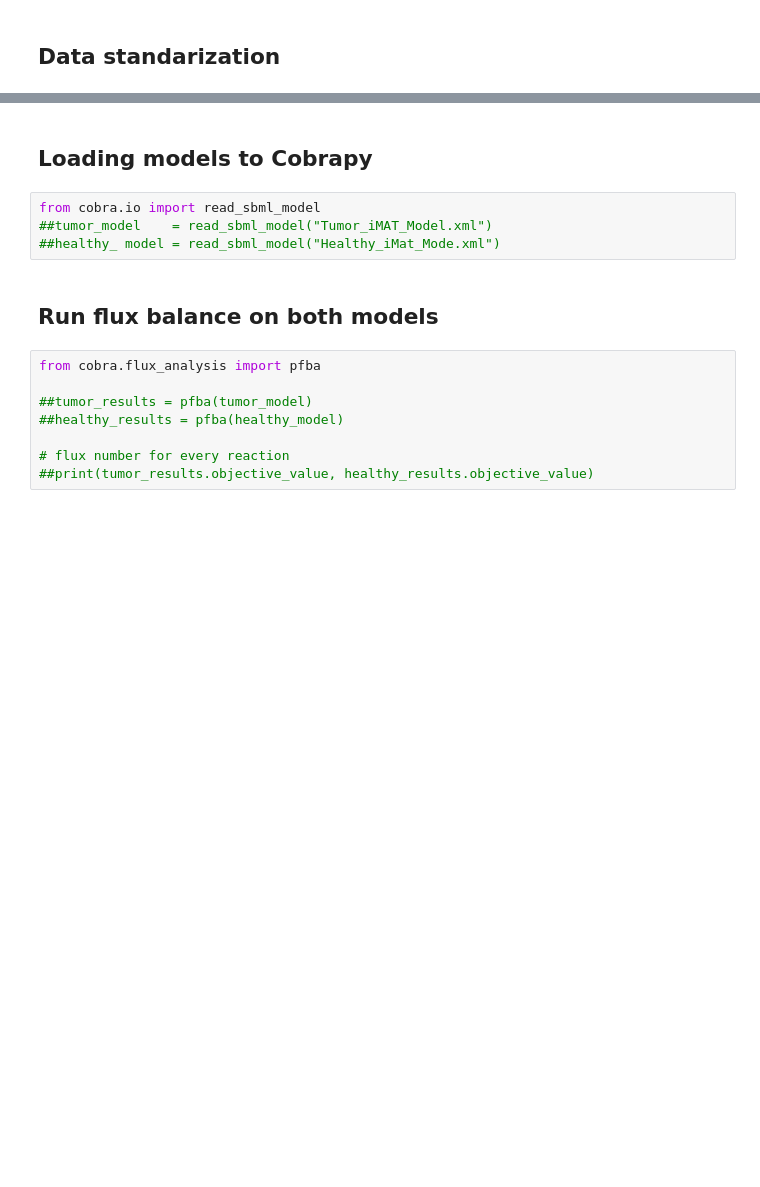
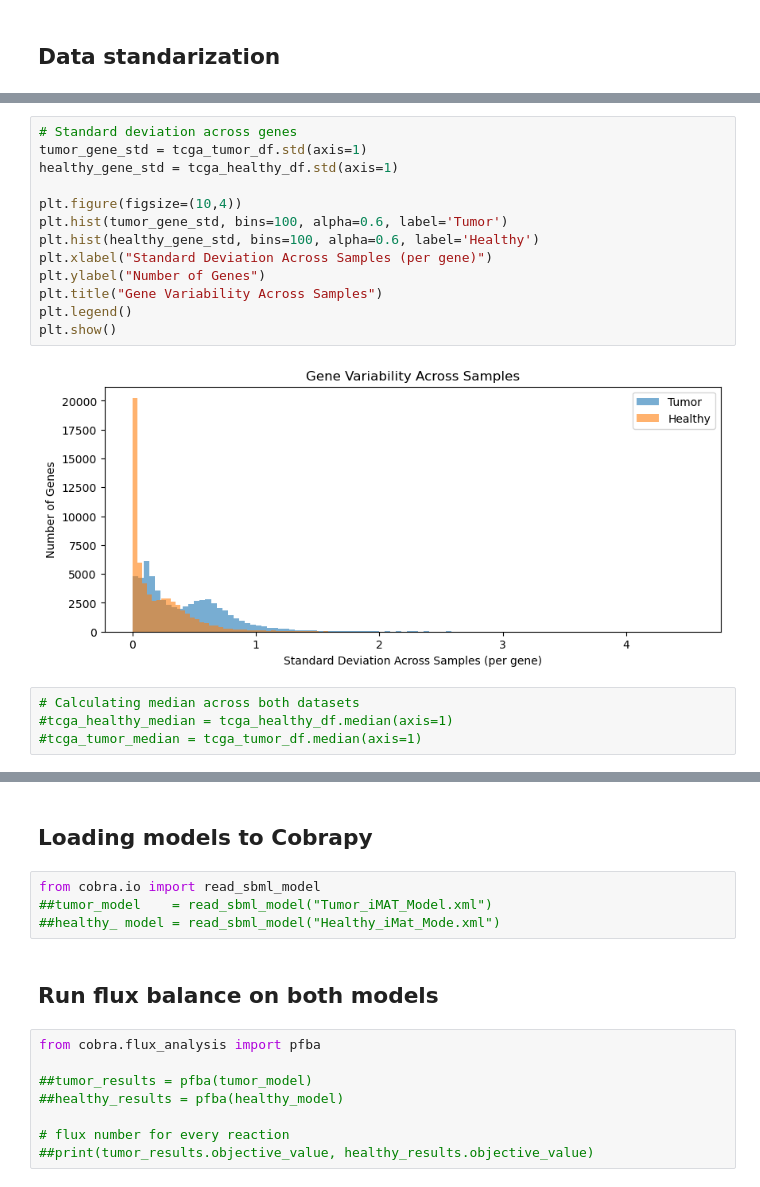
Before and after one commit to Alexreat/dissertation_project, a Jupyter notebook: DissertProject.ipynb, the cells around one changed output, grey strips where cells are left out. Drawn from its saved outputs; the diff is of its cells as text; blank space fills up the shorter version.

```diff
--- a/DissertProject.ipynb
+++ b/DissertProject.ipynb
@@ -495,0 +351,19 @@ Genes: 2887
+# %%
+# Standard deviation across genes
+tumor_gene_std = tcga_tumor_df.std(axis=1)
+healthy_gene_std = tcga_healthy_df.std(axis=1)
+
+plt.figure(figsize=(10,4))
+plt.hist(tumor_gene_std, bins=100, alpha=0.6, label='Tumor')
+plt.hist(healthy_gene_std, bins=100, alpha=0.6, label='Healthy')
+plt.xlabel("Standard Deviation Across Samples (per gene)")
+plt.ylabel("Number of Genes")
+plt.title("Gene Variability Across Samples")
+plt.legend()
+plt.show()
+# %% [output]
+[figure, added]
+# %%
+# Calculating median across both datasets
+#tcga_healthy_median = tcga_healthy_df.median(axis=1)
+#tcga_tumor_median = tcga_tumor_df.median(axis=1)
```
Also changed, not shown: parts of 74 cells of this notebook.
